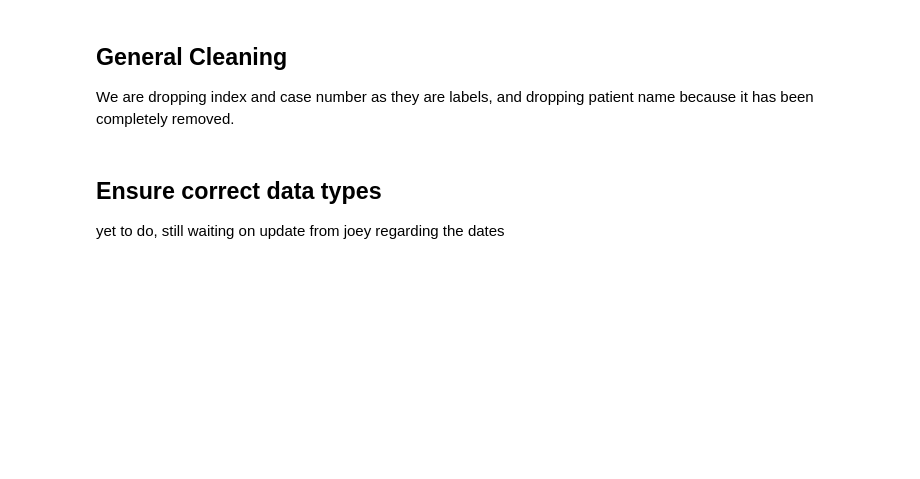
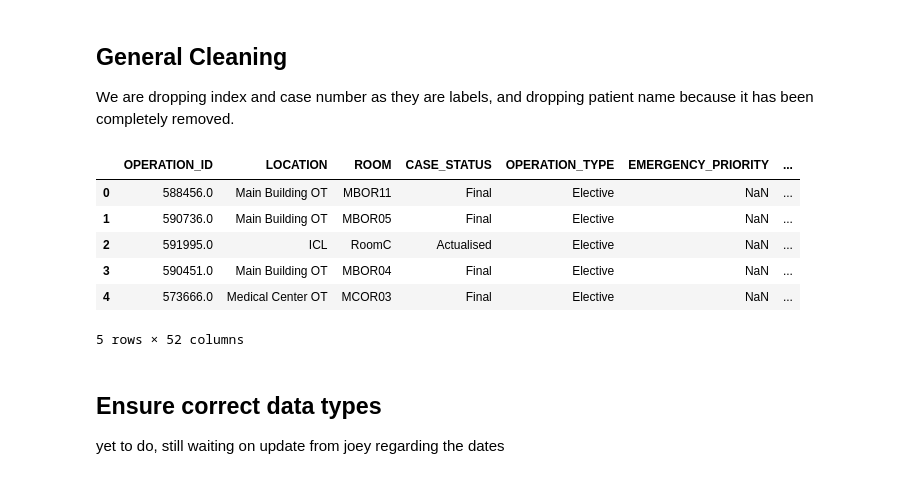
Before and after one commit to joshhlim/BT4103-OPTIC, a Jupyter notebook: data-cleaning-2-copy.ipynb, the cells around one changed output. Saved outputs shown, nothing was run; the diff lists cells and outputs as text; code cells hidden in the pictures; blank space fills up the shorter version.

Commit message:
Finalised cleaning
completely combined everyones part (nigel, ian, and josh) and created the file that fully cleans the entire dataset.

```diff
--- a/data-cleaning-2-copy.ipynb
+++ b/data-cleaning-2-copy.ipynb
@@ -16,8 +16,7 @@ import string
 ### Importing dataset
 Add filepath below
 # %%
-data = pd.read_excel("oots-cleaned2.xlsx")
-data
+data = pd.read_csv("oots-cleaned2.csv")
 
 validation_data = pd.read_excel("oots-cleaned-unlocked.xlsx")
 # %% [markdown]
@@ -165,8 +164,18 @@ We are dropping index and case number as they are labels, and dropping patient n
 # %%
 data = data.drop(data.columns[0], axis=1) # drop INDEX
 data = data.drop(columns="PATIENT_NAME")
 data = data.drop(columns="CASE_NUMBER")
-data
+data = data.drop(columns="BOOKING_DATE")
+data = data.drop(columns="PATIENT_CODE_OLD")
+data.head()
+# %% [output]
+|  | OPERATION_ID | LOCATION | ROOM | CASE_STATUS | OPERATION_TYPE | EMERGENCY_PRIORITY | ... |
+| 0 | 588456.0 | Main Building OT | MBOR11 | Final | Elective | NaN | ... |
+| 1 | 590736.0 | Main Building OT | MBOR05 | Final | Elective | NaN | ... |
+| 2 | 591995.0 | ICL | RoomC | Actualised | Elective | NaN | ... |
+| 3 | 590451.0 | Main Building OT | MBOR04 | Final | Elective | NaN | ... |
+| 4 | 573666.0 | Medical Center OT | MCOR03 | Final | Elective | NaN | ... |
+5 rows × 52 columns
 # %% [markdown]
 ## Ensure correct data types
 yet to do, still waiting on update from joey regarding the dates
```
Also changed, not shown: parts of 54 cells of this notebook.
